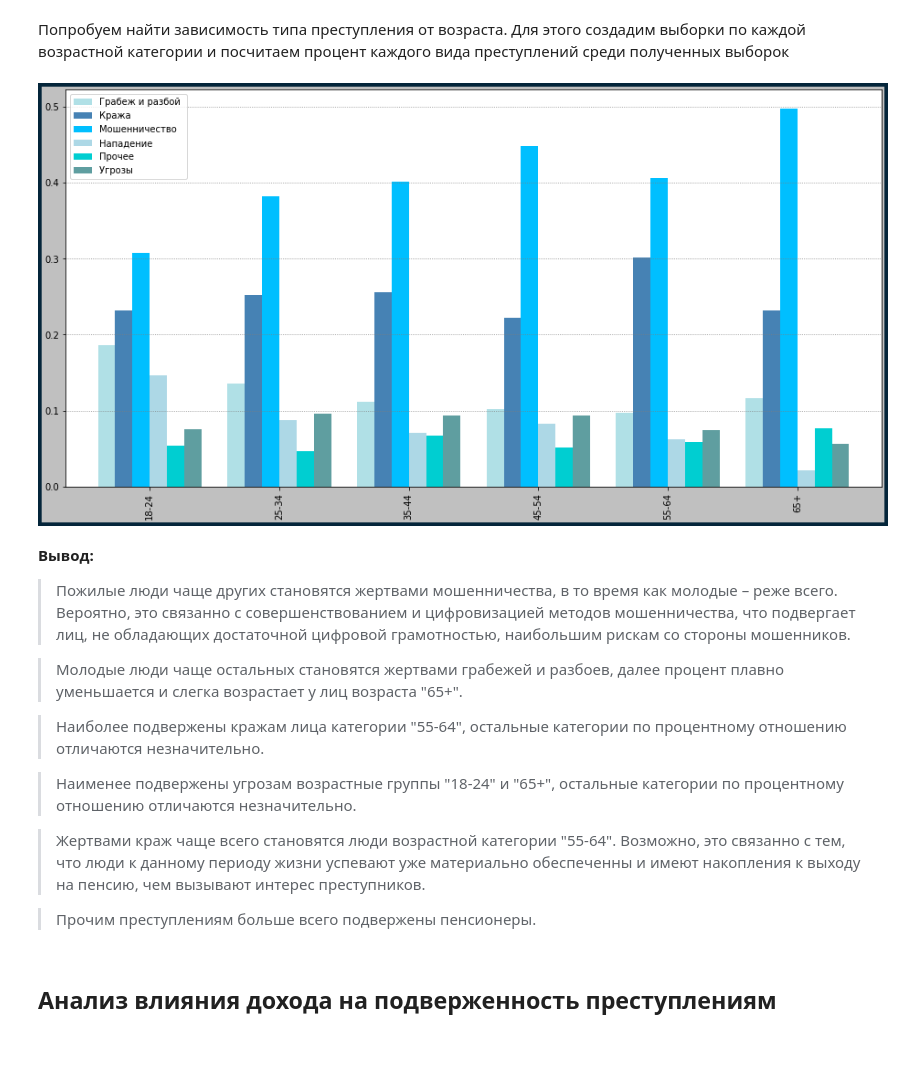
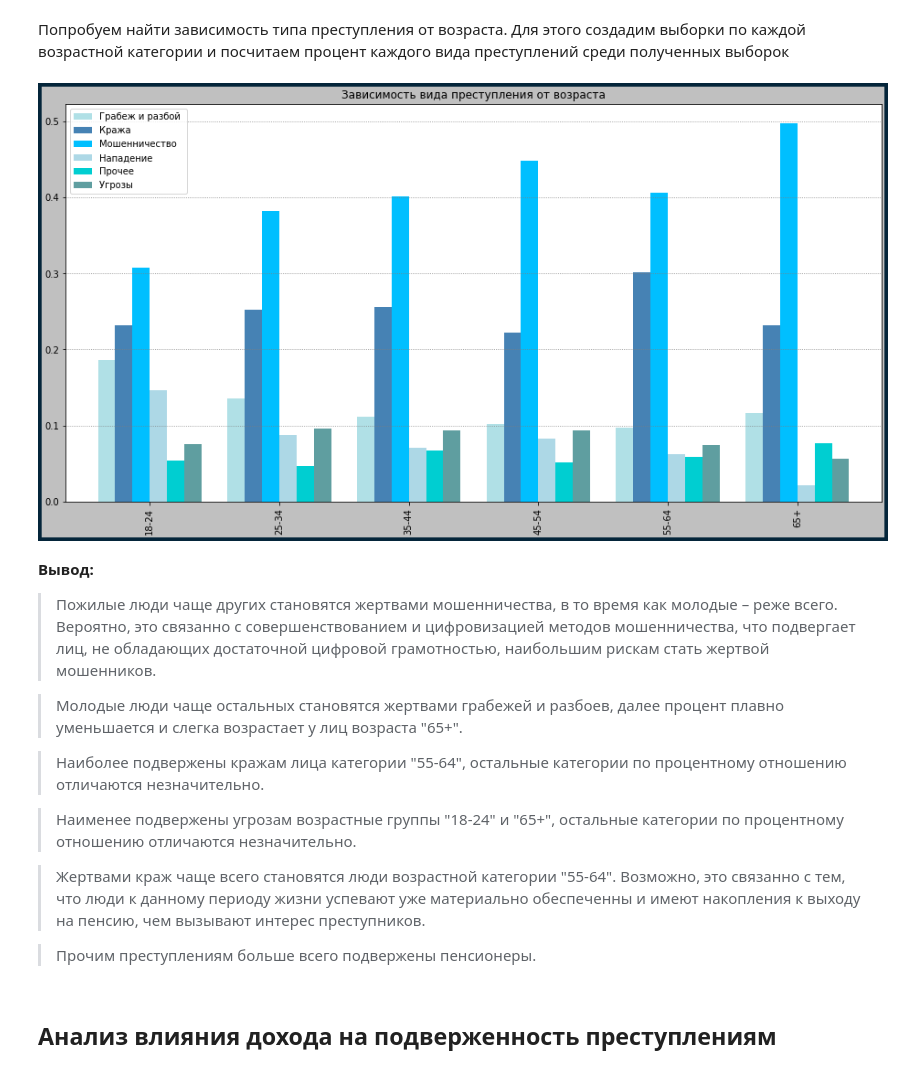
Before and after one commit to litosha/sirius, a Jupyter notebook: Анализ.ipynb, the cells around one changed output. Drawn from its saved outputs; the diff is of its cells as text; code cells hidden in the pictures.

```diff
--- a/Анализ.ipynb
+++ b/Анализ.ipynb
@@ -760,39 +738,41 @@ plt.grid(which='major', color = 'gray', axis='y', linestyle=':')
 victims['resp_age_group'] = victims['resp_age'].apply(age_group)
 
 crime_age = pd.concat([victims['crime_type'].drop(victims['crime_type']
                         [victims['crime_type'] == 8.0].index),
                         victims['resp_age_group']], axis=1).dropna()
 
 age_lst = ['18-24', '25-34', '35-44', '45-54', '55-64', '65+']
 
 s = []
 for i in age_lst:
   s.append(crime_age['crime_type'][crime_age['resp_age_group'] == i] \
      .apply(crime_type_rename).value_counts(1).sort_index())
 
 fp = pd.DataFrame(s,
               index=age_lst,
               columns=s[0].index)
 
 fig, ax = plt.subplots(linewidth=8, edgecolor="#04253a")
 
+ax.set_title("Зависимость вида преступления от возраста")
+
 ax.set_facecolor('white')
 fig.set_figwidth(16)    #  ширина Figure
 fig.set_figheight(8)    #  высота Figure
 fig.set_facecolor(pltclr)
 
 fp.plot.bar(color=colors, ax=ax, width=0.8)
 
 plt.grid(which='major', color = 'gray', axis='y', linestyle=':')
 
 plt.show()
 # %% [output]
-[figure, old version]
+[figure, new version]
 # %% [markdown]
 **Вывод:**
 
 
-> Пожилые люди чаще других становятся жертвами мошенничества, в то время как молодые – реже всего. Вероятно, это связанно с совершенствованием и цифровизацией методов мошенничества, что подвергает лиц, не обладающих достаточной цифровой грамотностью, наибольшим рискам со стороны мошенников.
+> Пожилые люди чаще других становятся жертвами мошенничества, в то время как молодые – реже всего. Вероятно, это связанно с совершенствованием и цифровизацией методов мошенничества, что подвергает лиц, не обладающих достаточной цифровой грамотностью, наибольшим рискам стать жертвой мошенников.
 
 > Молодые люди чаще остальных становятся жертвами грабежей и разбоев, далее процент плавно уменьшается и слегка возрастает у лиц возраста "65+".
 
```
Also changed, not shown: parts of 94 cells of this notebook.
